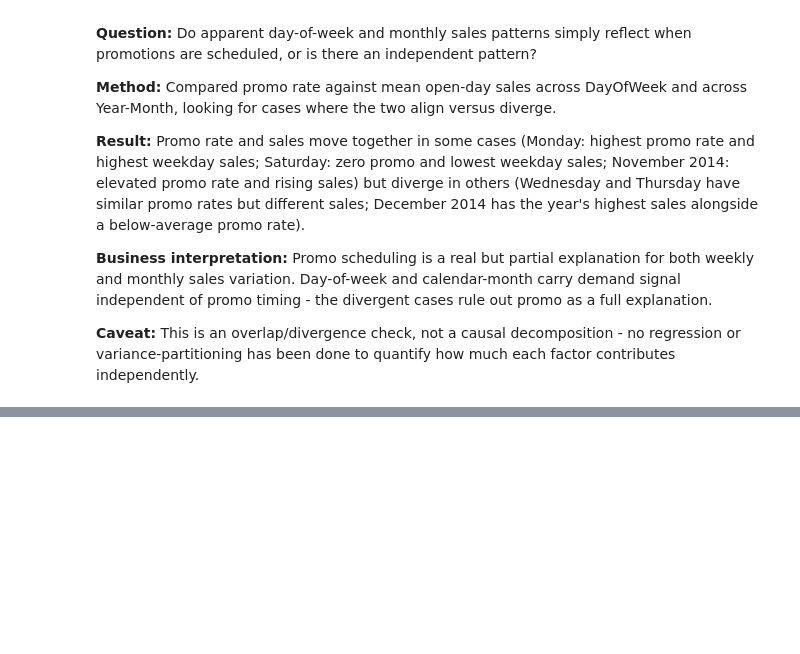
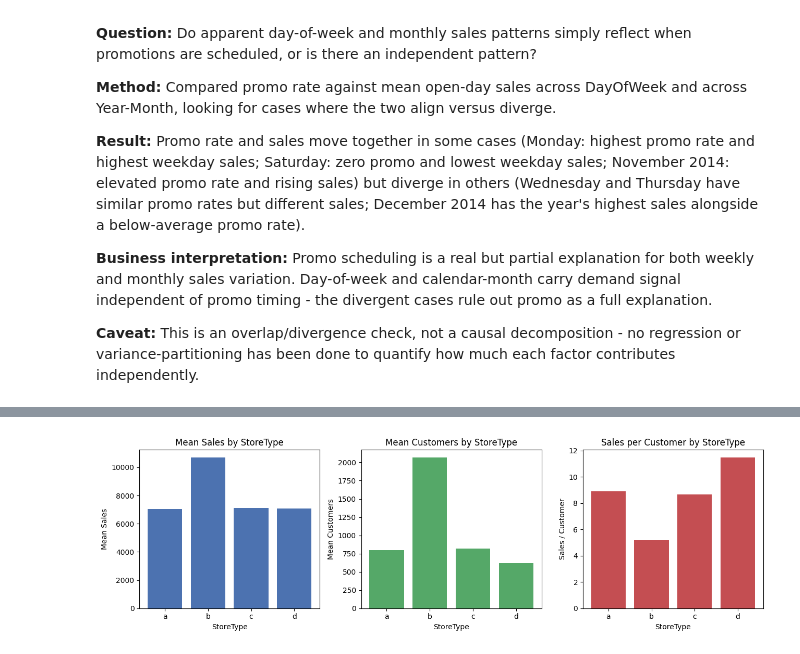
Before and after one commit to Aliraza-Amjad-Shaikh/demand-lens, a Jupyter notebook: notebooks/02_eda.ipynb, the cells around one changed output, grey strips where cells are left out. Cells and saved outputs as stored; diff of their text form; code cells hidden in the pictures; blank space fills up the shorter version.

Commit message:
Checked the StoreTypes and assortment profiles

```diff
--- a/notebooks/02_eda.ipynb
+++ b/notebooks/02_eda.ipynb
@@ -959,3 +959,13 @@ promo_by_dow
 **Business interpretation:** Promo scheduling is a real but partial explanation for both weekly and monthly sales variation. Day-of-week and calendar-month carry demand signal independent of promo timing - the divergent cases rule out promo as a full explanation.
 
 **Caveat:** This is an overlap/divergence check, not a causal decomposition - no regression or variance-partitioning has been done to quantify how much each factor contributes independently.
+# %%
+storetype_profile = open_days.groupby('StoreType').agg(
+    mean_sales=('Sales', 'mean'),
+    median_sales=('Sales', 'median'),
+    mean_customers=('Customers', 'mean'),
+    median_customers=('Customers', 'median'),
+    count=('Sales', 'size')
+)
+
+storetype_profile
@@ -961,0 +979,4 @@ promo_by_dow
+# %%
+storetype_profile['sales_per_customer'] = (storetype_profile['mean_sales'] / storetype_profile['mean_customers']).round(2)
+
+storetype_profile
@@ -961,0 +1027,24 @@ promo_by_dow
+# %%
+# StoreType profile — sales, customers, and sales/customer side by side
+# separate subplots because the three metrics use very different scales
+fig, axes = plt.subplots(1, 3, figsize=(13, 4))
+
+axes[0].bar(storetype_profile.index, storetype_profile['mean_sales'], color='#4C72B0')
+axes[0].set_title('Mean Sales by StoreType')
+axes[0].set_ylabel('Mean Sales')
+
+axes[1].bar(storetype_profile.index, storetype_profile['mean_customers'], color='#55A868')
+axes[1].set_title('Mean Customers by StoreType')
+axes[1].set_ylabel('Mean Customers')
+
+axes[2].bar(storetype_profile.index, storetype_profile['sales_per_customer'], color='#C44E52')
+axes[2].set_title('Sales per Customer by StoreType')
+axes[2].set_ylabel('Sales / Customer')
+
+for ax in axes:
+    ax.set_xlabel('StoreType')
+
+plt.tight_layout()
+plt.show()
+# %% [output]
+[figure, added]
```
Also changed, not shown: parts of 7 cells of this notebook.
